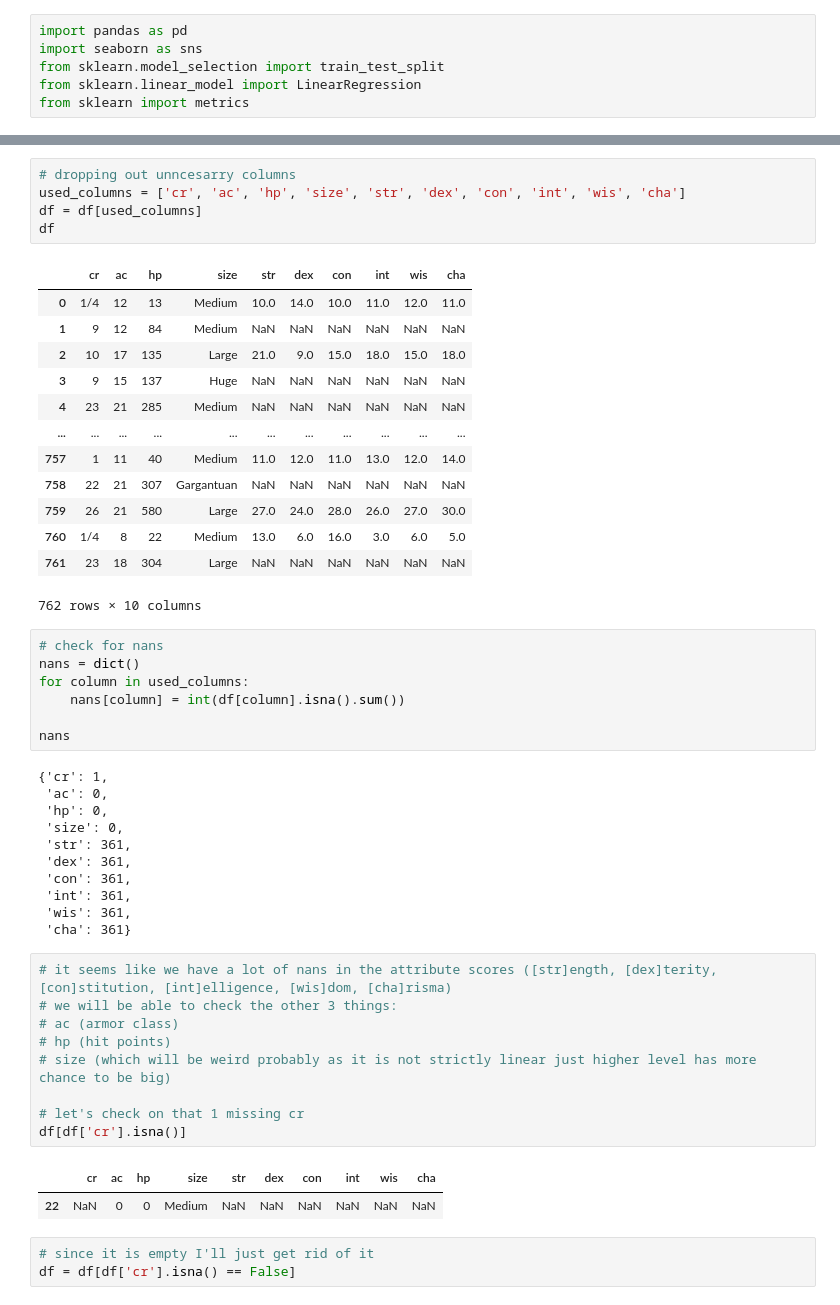
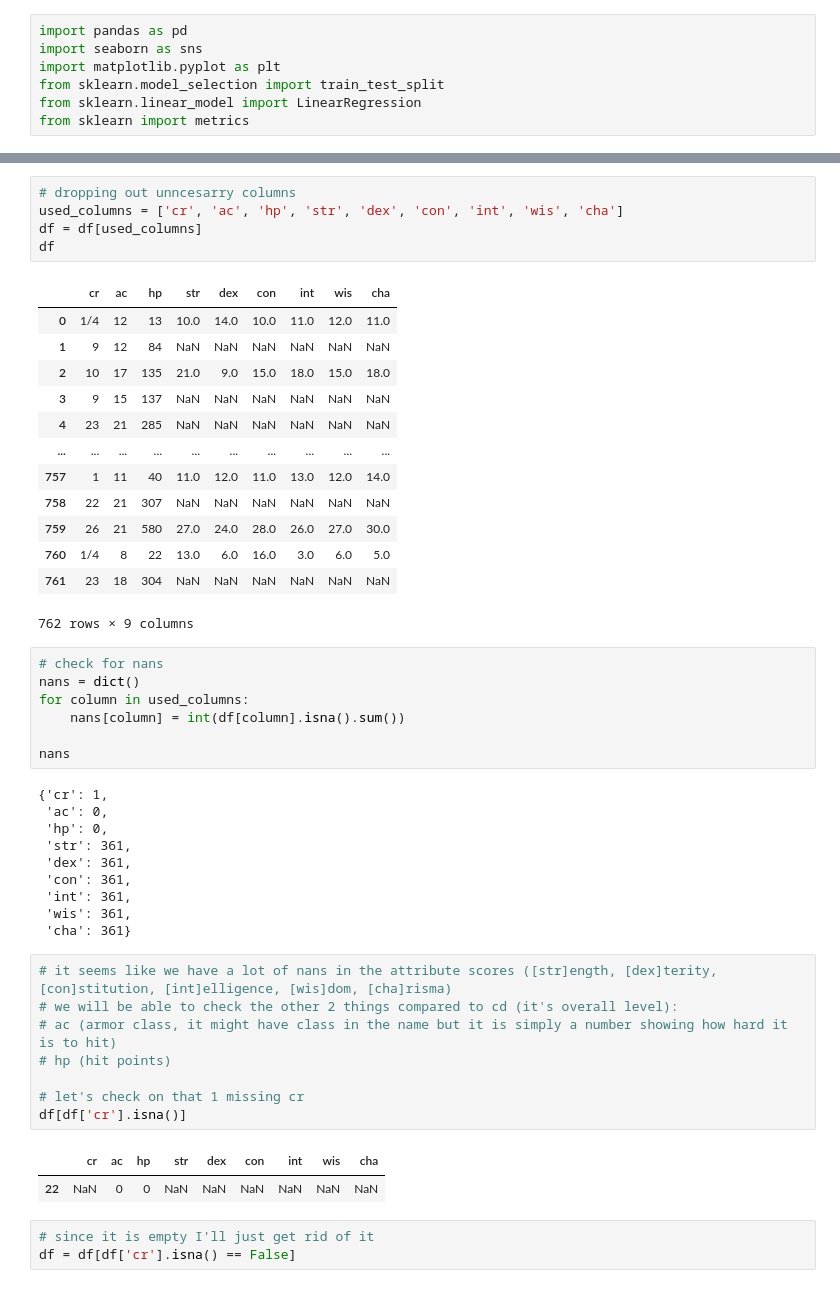
Before and after one commit to TactiCool-HUN/introduction_to_machine_learning, a Jupyter notebook: exercise_1/exercise_1_1.ipynb, the cells around one changed output, grey strips where cells are left out. Cells and saved outputs as stored; diff of their text form.

```diff
--- a/exercise_1/exercise_1_1.ipynb
+++ b/exercise_1/exercise_1_1.ipynb
@@ -1,6 +1,7 @@
 # %%
 import pandas as pd
 import seaborn as sns
+import matplotlib.pyplot as plt
 from sklearn.model_selection import train_test_split
 from sklearn.linear_model import LinearRegression
 from sklearn import metrics
@@ -17,23 +18,23 @@ df.head()
 | 4 | acererak | NaN | 23 | undead | Medium | 21 | 285 | NaN | neutral evil | NaN | Adventures (Tomb of Annihilation) | ... |
 # %%
 # dropping out unncesarry columns
-used_columns = ['cr', 'ac', 'hp', 'size', 'str', 'dex', 'con', 'int', 'wis', 'cha']
+used_columns = ['cr', 'ac', 'hp', 'str', 'dex', 'con', 'int', 'wis', 'cha']
 df = df[used_columns]
 df
 # %% [output]
-|  | cr | ac | hp | size | str | dex | con | int | wis | cha |
-| 0 | 1/4 | 12 | 13 | Medium | 10.0 | 14.0 | 10.0 | 11.0 | 12.0 | 11.0 |
-| 1 | 9 | 12 | 84 | Medium | NaN | NaN | NaN | NaN | NaN | NaN |
-| 2 | 10 | 17 | 135 | Large | 21.0 | 9.0 | 15.0 | 18.0 | 15.0 | 18.0 |
-| 3 | 9 | 15 | 137 | Huge | NaN | NaN | NaN | NaN | NaN | NaN |
-| 4 | 23 | 21 | 285 | Medium | NaN | NaN | NaN | NaN | NaN | NaN |
-| ... | ... | ... | ... | ... | ... | ... | ... | ... | ... | ... |
-| 757 | 1 | 11 | 40 | Medium | 11.0 | 12.0 | 11.0 | 13.0 | 12.0 | 14.0 |
-| 758 | 22 | 21 | 307 | Gargantuan | NaN | NaN | NaN | NaN | NaN | NaN |
-| 759 | 26 | 21 | 580 | Large | 27.0 | 24.0 | 28.0 | 26.0 | 27.0 | 30.0 |
-| 760 | 1/4 | 8 | 22 | Medium | 13.0 | 6.0 | 16.0 | 3.0 | 6.0 | 5.0 |
-| 761 | 23 | 18 | 304 | Large | NaN | NaN | NaN | NaN | NaN | NaN |
+|  | cr | ac | hp | str | dex | con | int | wis | cha |
+| 0 | 1/4 | 12 | 13 | 10.0 | 14.0 | 10.0 | 11.0 | 12.0 | 11.0 |
+| 1 | 9 | 12 | 84 | NaN | NaN | NaN | NaN | NaN | NaN |
+| 2 | 10 | 17 | 135 | 21.0 | 9.0 | 15.0 | 18.0 | 15.0 | 18.0 |
+| 3 | 9 | 15 | 137 | NaN | NaN | NaN | NaN | NaN | NaN |
+| 4 | 23 | 21 | 285 | NaN | NaN | NaN | NaN | NaN | NaN |
+| ... | ... | ... | ... | ... | ... | ... | ... | ... | ... |
+| 757 | 1 | 11 | 40 | 11.0 | 12.0 | 11.0 | 13.0 | 12.0 | 14.0 |
+| 758 | 22 | 21 | 307 | NaN | NaN | NaN | NaN | NaN | NaN |
+| 759 | 26 | 21 | 580 | 27.0 | 24.0 | 28.0 | 26.0 | 27.0 | 30.0 |
+| 760 | 1/4 | 8 | 22 | 13.0 | 6.0 | 16.0 | 3.0 | 6.0 | 5.0 |
+| 761 | 23 | 18 | 304 | NaN | NaN | NaN | NaN | NaN | NaN |
-762 rows × 10 columns
+762 rows × 9 columns
 # %%
 # check for nans
 nans = dict()
@@ -45,7 +46,6 @@ nans
 {'cr': 1,
  'ac': 0,
  'hp': 0,
- 'size': 0,
  'str': 361,
  'dex': 361,
  'con': 361,
@@ -54,16 +54,15 @@ nans
  'cha': 361}
 # %%
 # it seems like we have a lot of nans in the attribute scores ([str]ength, [dex]terity, [con]stitution, [int]elligence, [wis]dom, [cha]risma)
-# we will be able to check the other 3 things:
-# ac (armor class)
+# we will be able to check the other 2 things compared to cd (it's overall level):
+# ac (armor class, it might have class in the name but it is simply a number showing how hard it is to hit)
 # hp (hit points)
-# size (which will be weird probably as it is not strictly linear just higher level has more chance to be big)
 
 # let's check on that 1 missing cr
 df[df['cr'].isna()]
 # %% [output]
-|  | cr | ac | hp | size | str | dex | con | int | wis | cha |
-| 22 | NaN | 0 | 0 | Medium | NaN | NaN | NaN | NaN | NaN | NaN |
+|  | cr | ac | hp | str | dex | con | int | wis | cha |
+| 22 | NaN | 0 | 0 | NaN | NaN | NaN | NaN | NaN | NaN |
 # %%
 # since it is empty I'll just get rid of it
 df = df[df['cr'].isna() == False]
```
Also changed, not shown: parts of 10 cells of this notebook.
